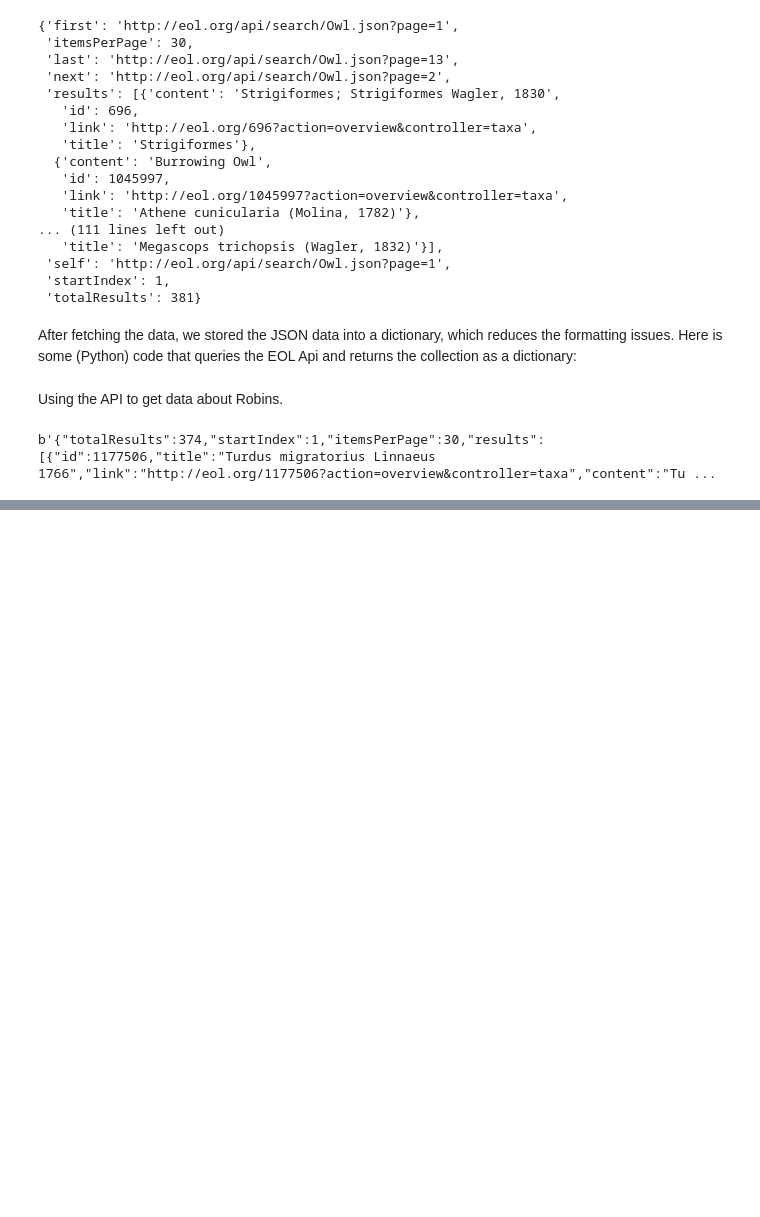
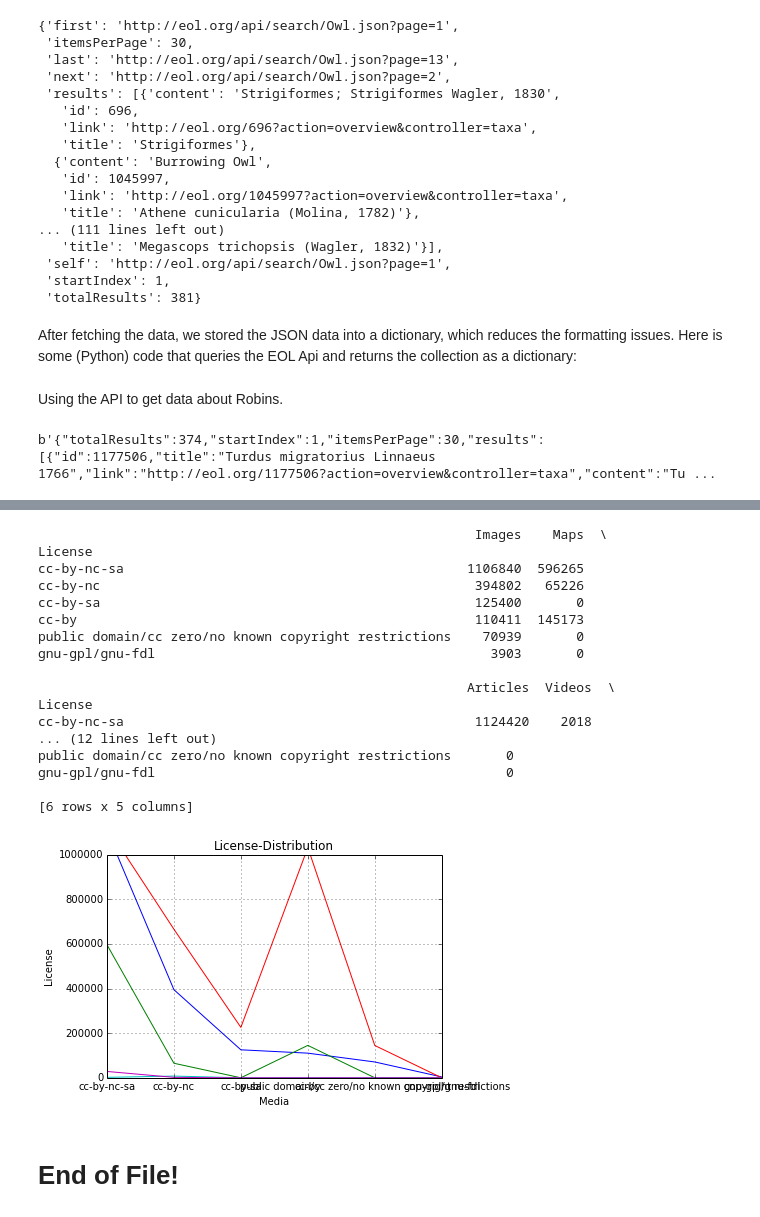
Before and after one commit to svaksha/jna, a Jupyter notebook: pyscigrah/03_DV_EOL_plots.ipynb, the cells around one changed output, grey strips where cells are left out. Cells and saved outputs as stored; diff of their text form; code cells hidden in the pictures; blank space fills up the shorter version.

```diff
--- a/pyscigrah/03_DV_EOL_plots.ipynb
+++ b/pyscigrah/03_DV_EOL_plots.ipynb
@@ -322,0 +378,41 @@ f = gcf()  # keep the figure object for future...
+# %%
+import sys, os, os.path
+import numpy as np
+import pandas as pd
+from pandas import Series, DataFrame
+dir_path = os.path.realpath('datasets')
+sys.path.append(dir_path)
+data_fn = 'License-Distribution.csv'
+data_file = (os.path.join(dir_path, data_fn))
+data = DataFrame.from_csv(data_file,  header = 0, index_col = 'License') # delimiter='\t', index = 0, column = 0)
+data.head()
+print (data)
+data.plot(legend=False)
+
+xlim(0, 5); ylim(0, 1000000)
+plt.xlabel('Media')
+plt.ylabel('License')
+plt.title('License-Distribution')
+plt.axis([0.0, 5.0, 0, 1000000])
+plt.grid(True)
+# %% [output]
+                                                        Images    Maps  \
+License
+cc-by-nc-sa                                            1106840  596265
+cc-by-nc                                                394802   65226
+cc-by-sa                                                125400       0
+cc-by                                                   110411  145173
+public domain/cc zero/no known copyright restrictions    70939       0
+gnu-gpl/gnu-fdl                                           3903       0
+
+                                                       Articles  Videos  \
+License
+cc-by-nc-sa                                             1124420    2018
+... (12 lines left out)
+public domain/cc zero/no known copyright restrictions       0
+gnu-gpl/gnu-fdl                                             0
+
+[6 rows x 5 columns]
+[figure, added]
+# %% [markdown]
+# End of File!
```
Also changed, not shown: parts of 10 cells of this notebook, 3 other files.
